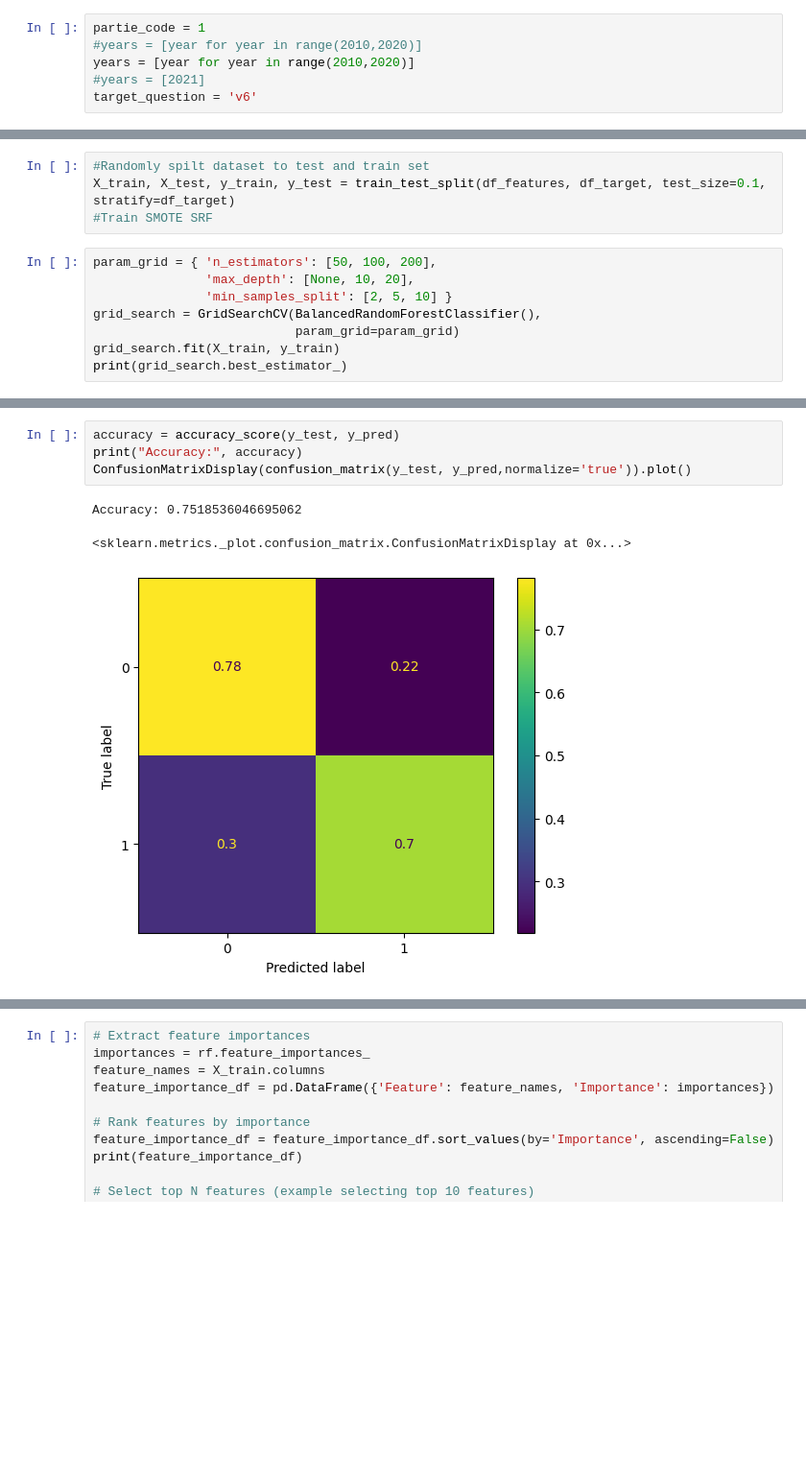
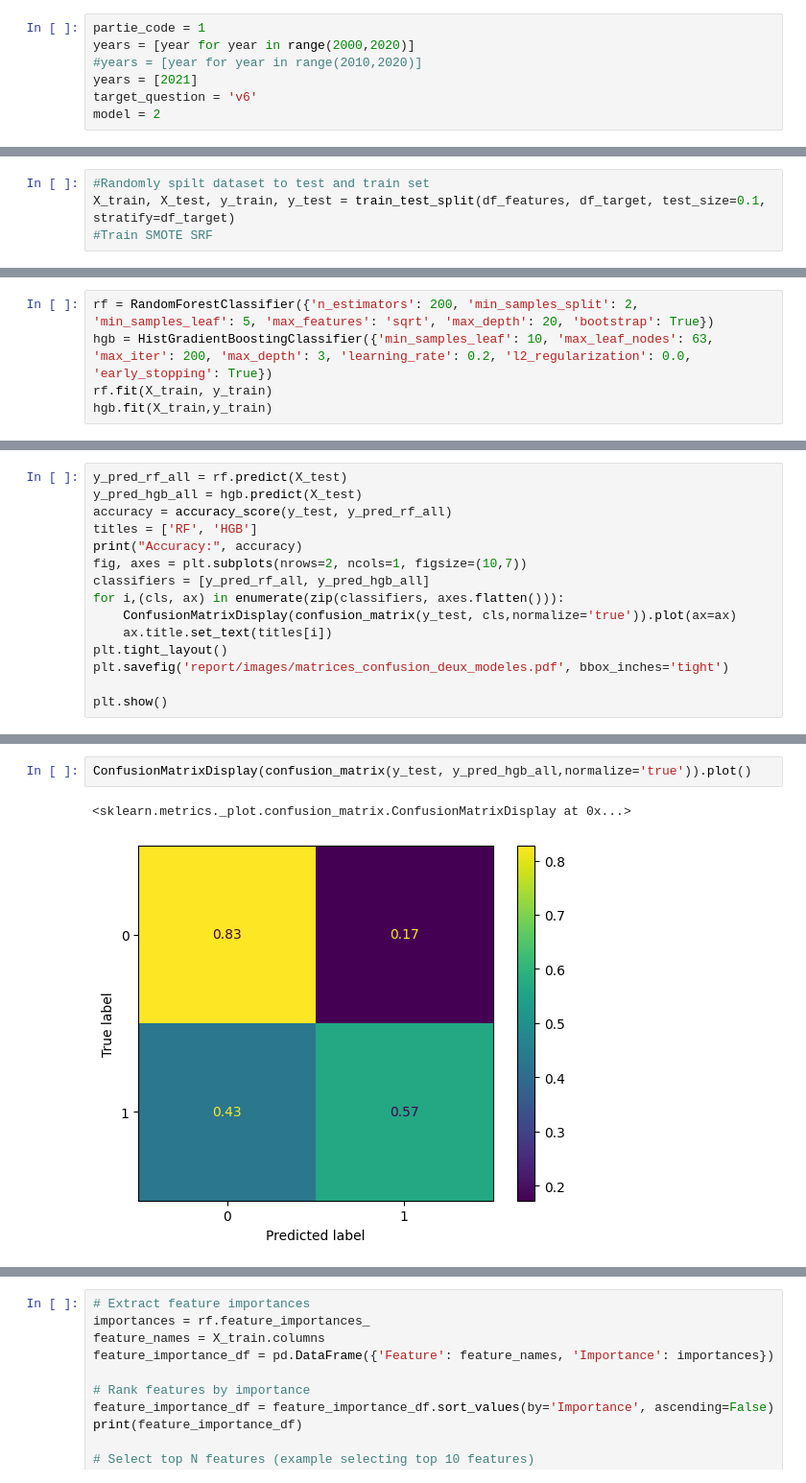
Before and after one commit to atg205/VoteMax, a Jupyter notebook: random_forest_model.ipynb, the cells around one changed output, grey strips where cells are left out. Shown: that part at 96% size. Drawn from its saved outputs; the diff is of its cells as text; blank space fills up the shorter version.

Commit message:
comparaison des modeles

```diff
--- a/random_forest_model.ipynb
+++ b/random_forest_model.ipynb
@@ -78,10 +82,11 @@ partie_codes = {
 }
 # %%
 partie_code = 1
+years = [year for year in range(2000,2020)]
 #years = [year for year in range(2010,2020)]
-years = [year for year in range(2010,2020)]
-#years = [2021]
+years = [2021]
 target_question = 'v6'
+model = 2
 # %%
 # transform problem into binary classification problem
 df_model_prep = df_reduced[(df_reduced['v4'].isin(years))].drop(['v3','v4'],axis=1)
@@ -114,11 +119,3 @@ X_train, X_test, y_train, y_test = train_test_split(df_features, df_target, test
 #Randomly spilt dataset to test and train set
 X_train, X_test, y_train, y_test = train_test_split(df_features, df_target, test_size=0.1, stratify=df_target)
 #Train SMOTE SRF
-# %%
-param_grid = { 'n_estimators': [50, 100, 200],
-               'max_depth': [None, 10, 20],
-               'min_samples_split': [2, 5, 10] }
-grid_search = GridSearchCV(BalancedRandomForestClassifier(),
-                           param_grid=param_grid)
-grid_search.fit(X_train, y_train)
-print(grid_search.best_estimator_)
@@ -133,0 +195,5 @@ y_pred = rf.predict(X_test)
+# %%
+rf = RandomForestClassifier({'n_estimators': 200, 'min_samples_split': 2, 'min_samples_leaf': 5, 'max_features': 'sqrt', 'max_depth': 20, 'bootstrap': True})
+hgb = HistGradientBoostingClassifier({'min_samples_leaf': 10, 'max_leaf_nodes': 63, 'max_iter': 200, 'max_depth': 3, 'learning_rate': 0.2, 'l2_regularization': 0.0, 'early_stopping': True})
+rf.fit(X_train, y_train)
+hgb.fit(X_train,y_train)
@@ -133,0 +226,15 @@ y_pred = rf.predict(X_test)
+# %%
+y_pred_rf_all = rf.predict(X_test)
+y_pred_hgb_all = hgb.predict(X_test)
+accuracy = accuracy_score(y_test, y_pred_rf_all)
+titles = ['RF', 'HGB']
+print("Accuracy:", accuracy)
+fig, axes = plt.subplots(nrows=2, ncols=1, figsize=(10,7))
+classifiers = [y_pred_rf_all, y_pred_hgb_all]
+for i,(cls, ax) in enumerate(zip(classifiers, axes.flatten())):
+    ConfusionMatrixDisplay(confusion_matrix(y_test, cls,normalize='true')).plot(ax=ax)
+    ax.title.set_text(titles[i])
+plt.tight_layout()
+plt.savefig('report/images/matrices_confusion_deux_modeles.pdf', bbox_inches='tight')
+
+plt.show()
@@ -134,8 +248,5 @@ y_pred = rf.predict(X_test)
 # %%
-accuracy = accuracy_score(y_test, y_pred)
-print("Accuracy:", accuracy)
-ConfusionMatrixDisplay(confusion_matrix(y_test, y_pred,normalize='true')).plot()
+ConfusionMatrixDisplay(confusion_matrix(y_test, y_pred_hgb_all,normalize='true')).plot()
 # %% [output]
-Accuracy: 0.7518536046695062
+<sklearn.metrics._plot.confusion_matrix.ConfusionMatrixDisplay at 0x...>
-<sklearn.metrics._plot.confusion_matrix.ConfusionMatrixDisplay at 0x...>
-[figure, old version]
+[figure, new version]
```
Also changed, not shown: parts of 16 cells of this notebook, 3 other files.
